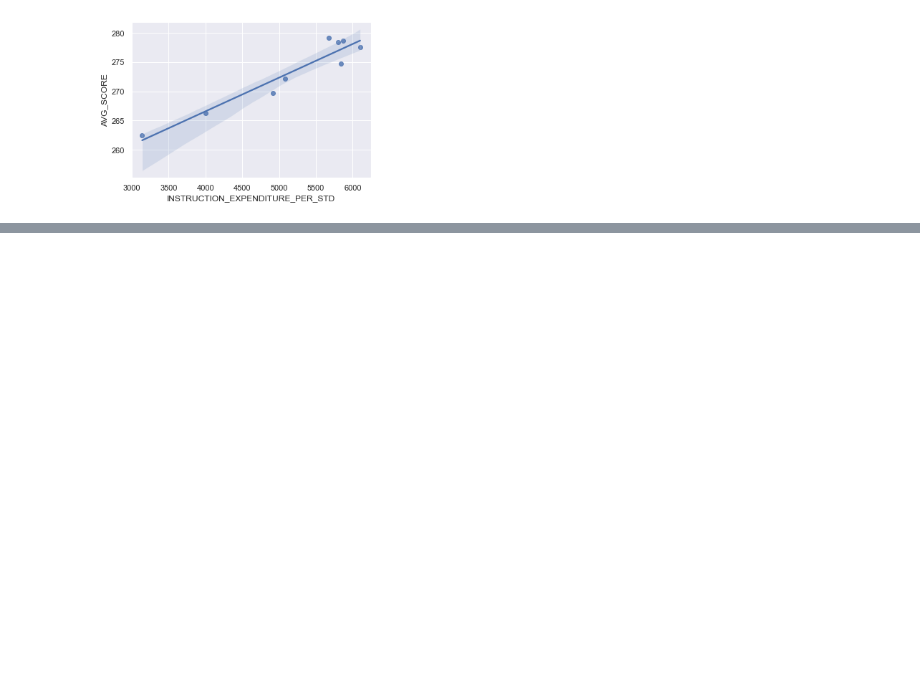
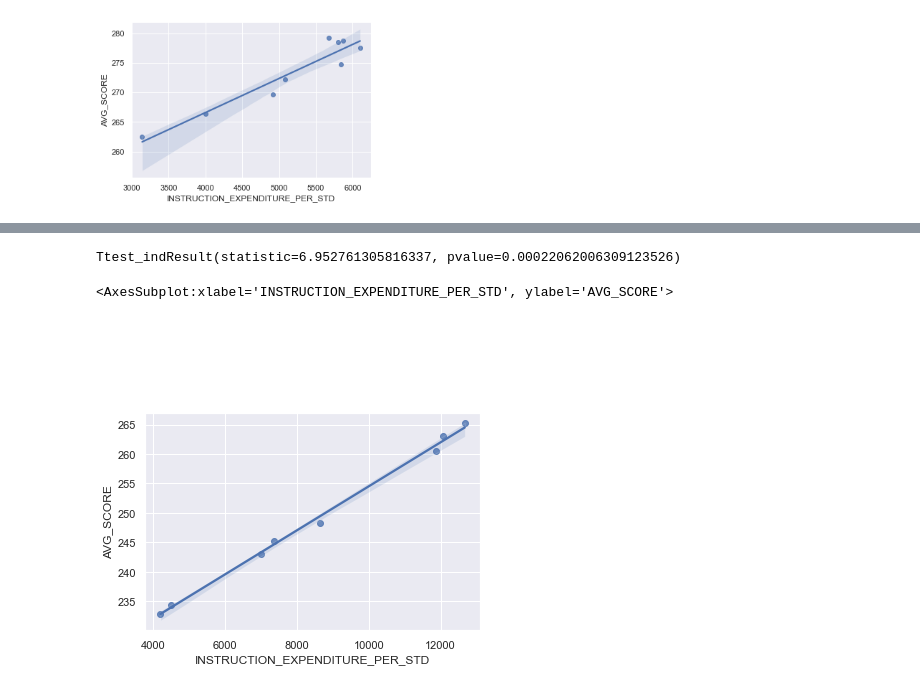
Before and after one commit to trangbt278/education, a Jupyter notebook: Student_Performance_vs_Funding visualize.ipynb, the cells around one changed output, grey strips where cells are left out. Cells and saved outputs as stored; diff of their text form; code cells hidden in the pictures; blank space fills up the shorter version.

Commit message:
work on MA and GA data

```diff
--- a/Student_Performance_vs_Funding visualize.ipynb
+++ b/Student_Performance_vs_Funding visualize.ipynb
@@ -624,0 +568,3 @@ sns.regplot(data = clean_data_8_Math, x = "TOTAL_REVENUE", y = "AVG_SCORE", \
+# %%
+DC_8_Math = clean_data.loc[(clean_data['STATE'] == 'District of Columbia') & (clean_data['TEST_SUBJECT'] == 'Mathematics')  & (clean_data['TEST_YEAR'] == 8)]
+DC_8_Math
@@ -624,0 +582,3 @@ sns.regplot(data = clean_data_8_Math, x = "TOTAL_REVENUE", y = "AVG_SCORE", \
+# %%
+DC_8_Math = DC_8_Math.loc[DC_8_Math['YEAR'] != 2009]
+DC_8_Math
@@ -624,0 +595,20 @@ sns.regplot(data = clean_data_8_Math, x = "TOTAL_REVENUE", y = "AVG_SCORE", \
+# %%
+#Performing Ttest
+st.ttest_ind(DC_8_Math["INSTRUCTION_EXPENDITURE_PER_STD"],DC_8_Math["AVG_SCORE"], equal_var=False)
+# %% [output]
+Ttest_indResult(statistic=6.952761305816337, pvalue=0.00022062006309123526)
+# %%
+# Linear regression for 8th grade Math vs Spending per Student
+sns.set_theme(color_codes = True)
+
+slope, intercept, r_value, p_value, std_err = st.linregress(DC_8_Math["INSTRUCTION_EXPENDITURE_PER_STD"],\
+                                                               DC_8_Math["AVG_SCORE"])
+
+line_eq = "y = " + str(round(slope,2)) + "x + " + str(round(intercept,2))
+plt.annotate(line_eq, (12000, 280), fontsize = 15, color = 'blue')
+
+sns.regplot(data = DC_8_Math, x = "INSTRUCTION_EXPENDITURE_PER_STD", y = "AVG_SCORE", \
+               line_kws = {'label':"y={0:.1f}x+{1:.1f}".format(slope,intercept)})
+# %% [output]
+<AxesSubplot:xlabel='INSTRUCTION_EXPENDITURE_PER_STD', ylabel='AVG_SCORE'>
+[figure, added]
```
Also changed, not shown: parts of 14 cells of this notebook.
